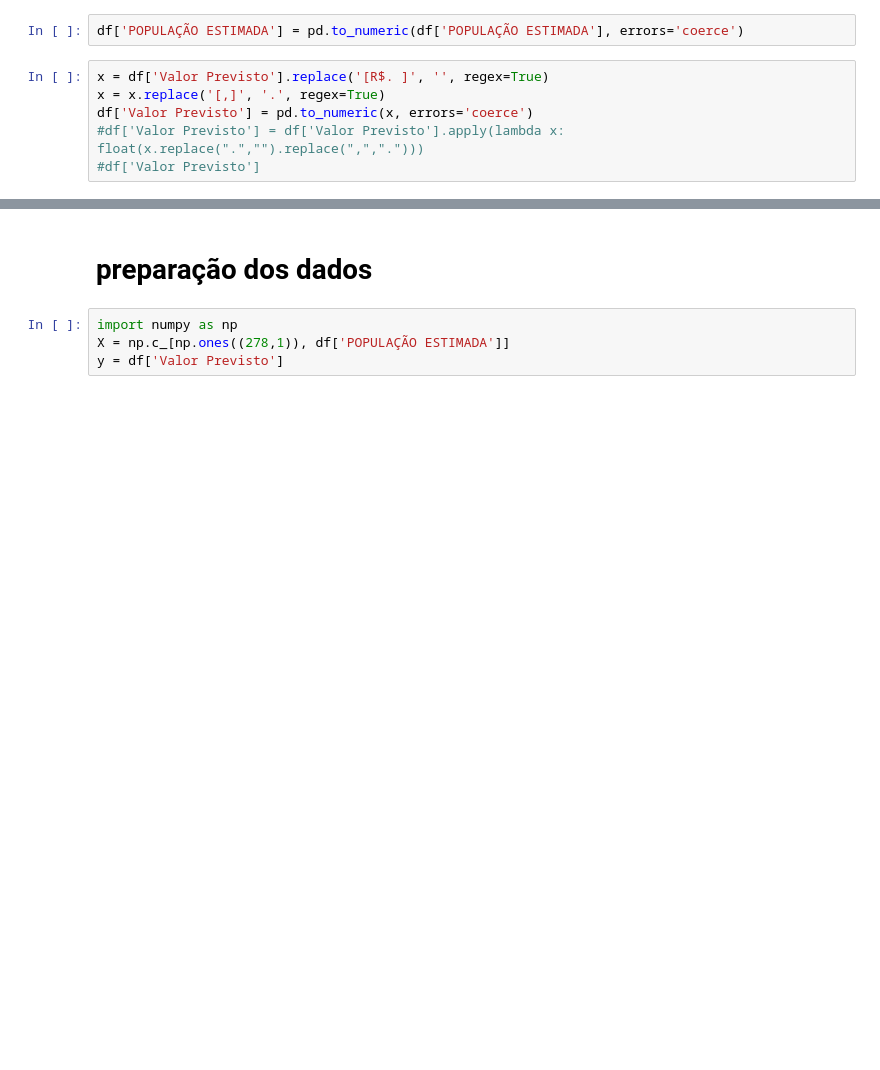
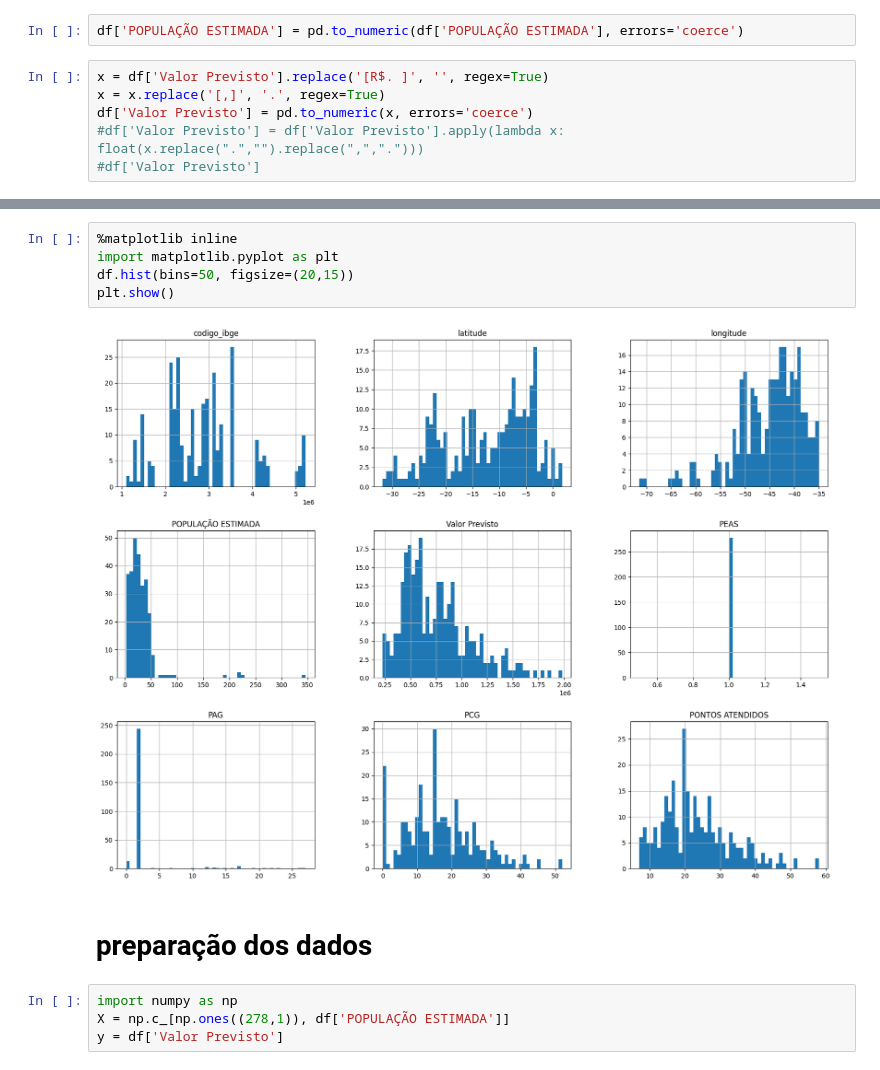
Before and after one commit to wesinalves/ml-mcom, a Jupyter notebook: cidades_digitais.ipynb, the cells around one changed output, grey strips where cells are left out. Drawn from its saved outputs; the diff is of its cells as text; blank space fills up the shorter version.

```diff
--- a/cidades_digitais.ipynb
+++ b/cidades_digitais.ipynb
@@ -124,3 +159,10 @@ memory usage: 26.1+ KB
+# %%
+%matplotlib inline
+import matplotlib.pyplot as plt
+df.hist(bins=50, figsize=(20,15))
+plt.show()
+# %% [output]
+[figure, added]
 # %% [markdown]
 # preparação dos dados
 # %%
```
Also changed, not shown: parts of 13 cells of this notebook.
